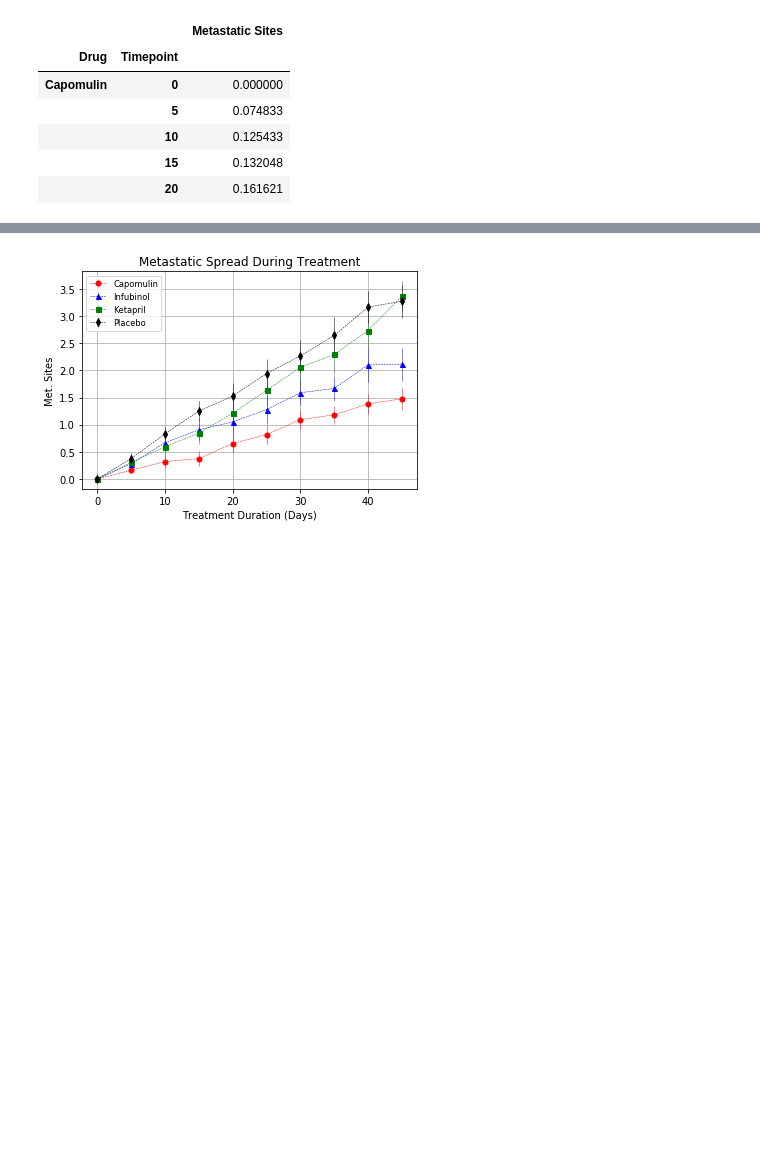
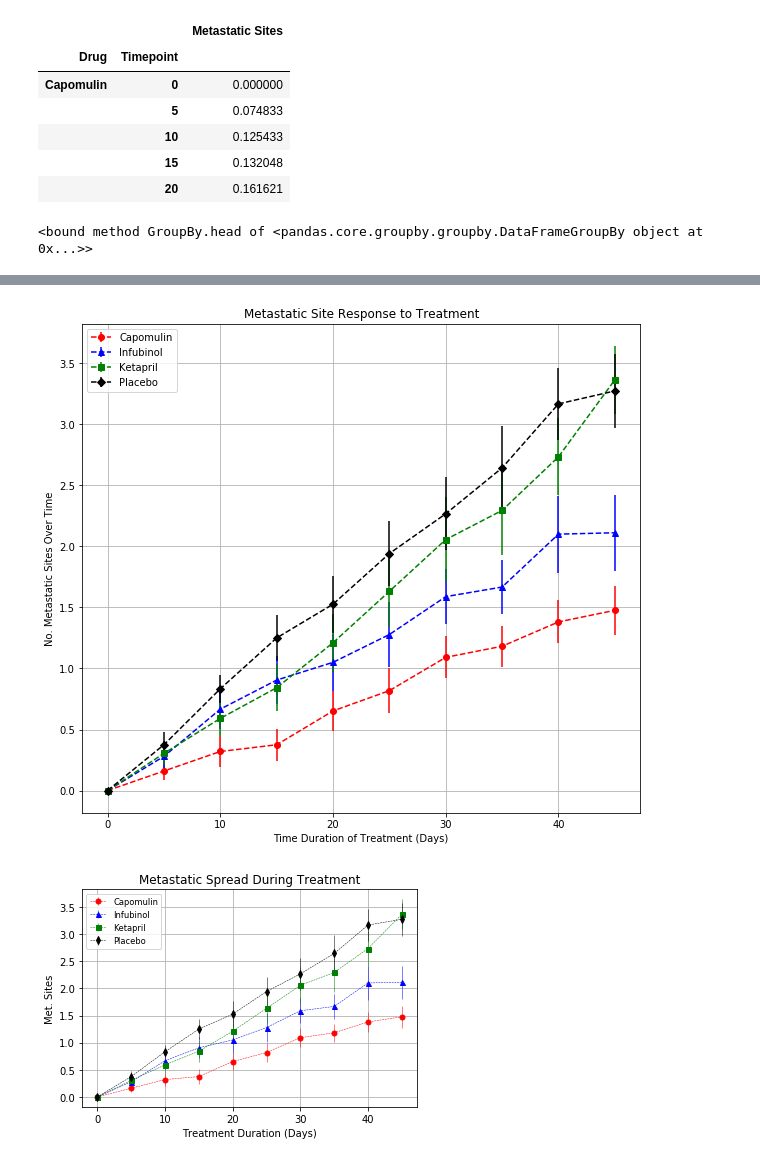
Before and after one commit to kelsan8/HW5---Pymaceuticals, a Jupyter notebook: Pymaceuticals/pymaceuticals_starter.ipynb, the cells around one changed output, grey strips where cells are left out. Saved outputs shown, nothing was run; the diff lists cells and outputs as text; code cells hidden in the pictures; blank space fills up the shorter version.

```diff
--- a/Pymaceuticals/pymaceuticals_starter.ipynb
+++ b/Pymaceuticals/pymaceuticals_starter.ipynb
@@ -192,8 +254,13 @@ plt.show()
 |  | 20 | 0.161621 |
 # %%
 # Minor Data Munging to Re-Format the Data Frames
+metastatic_sem_df.columns = metastatic_sem_df.iloc[0]
+metastatic_clean_df = metastatic_sem_df.groupby("Timepoint")
 
 # Preview that Reformatting worked
+metastatic_clean_df.head
+# %% [output]
+<bound method GroupBy.head of <pandas.core.groupby.groupby.DataFrameGroupBy object at 0x...>>
 # %%
 # %% [output]
 | Drug | Capomulin | Ceftamin | Infubinol | Ketapril | Naftisol | Placebo | Propriva | Ramicane | Stelasyn | ... |
@@ -212,3 +273,52 @@ plt.show()
+# %%
+# Generate the Plot (with Error Bars)
+
+# Set the plot and figure size of the plot
+plt.figure(figsize=(10,9))
+
+# Set the values for the x-axis to match the timepoints in the data set
+time_x_axis = [0, 5, 10, 15, 20, 25, 30, 35, 40, 45]
+
+# Generates the same info from the previous graph, but using the metastatic sites
+# Uses only the relevant drugs based on the example graph in the assignment
+capomulin_info = merge_table.loc[merge_table["Drug"]=="Capomulin", :]
+capomulin = capomulin_info.groupby("Timepoint")["Metastatic Sites"].mean()
+capomulin_sem = capomulin_info.groupby("Timepoint")["Metastatic Sites"].sem()
+capomulin_plot = plt.errorbar(time_x_axis, capomulin, yerr=capomulin_sem, fmt="o", ls="dashed", color="red", label="Capomulin")
+
+infubinol_info = merge_table.loc[merge_table["Drug"]=="Infubinol", :]
+infubinol = infubinol_info.groupby("Timepoint")["Metastatic Sites"].mean()
+infubinol_sem = infubinol_info.groupby("Timepoint")["Metastatic Sites"].sem()
+infubinol_plot = plt.errorbar(time_x_axis, infubinol, yerr=infubinol_sem, fmt="^", ls="dashed", color="blue", label="Infubinol")
+
+ketapril_info = merge_table.loc[merge_table["Drug"]=="Ketapril", :]
+ketapril = ketapril_info.groupby("Timepoint")["Metastatic Sites"].mean()
+ketapril_sem = ketapril_info.groupby("Timepoint")["Metastatic Sites"].sem()
+ketapril_plot = plt.errorbar(time_x_axis, ketapril, yerr=ketapril_sem, fmt="s", ls="dashed", color="green", label="Ketapril")
+
+placebo_info = merge_table.loc[merge_table["Drug"]=="Placebo", :]
+placebo = placebo_info.groupby("Timepoint")["Metastatic Sites"].mean()
+placebo_sem = placebo_info.groupby("Timepoint")["Metastatic Sites"].sem()
+placebo_plot = plt.errorbar(time_x_axis, placebo, yerr=placebo_sem, fmt="D", ls="dashed", color="black", label="Placebo")
+
+# Add a title to the graph
+plt.title("Metastatic Site Response to Treatment")
+# Add a label for the x-axis
+plt.xlabel("Time Duration of Treatment (Days)")
+# Add a label for the y-axis
+plt.ylabel("No. Metastatic Sites Over Time")
+# Add a legend to the graph in the top left
+plt.legend(loc='upper left')
+# Add a grid to the graph
+plt.grid()
+
+# Save the Figure
+plt.savefig("../Images/metastatic_sites_over_time")
+
+# Show the Figure
+plt.show()
+# %% [output]
+[figure, added]
 # %%
 # %% [output]
 [figure]
```
Also changed, not shown: parts of 11 cells of this notebook, 3 other files.
